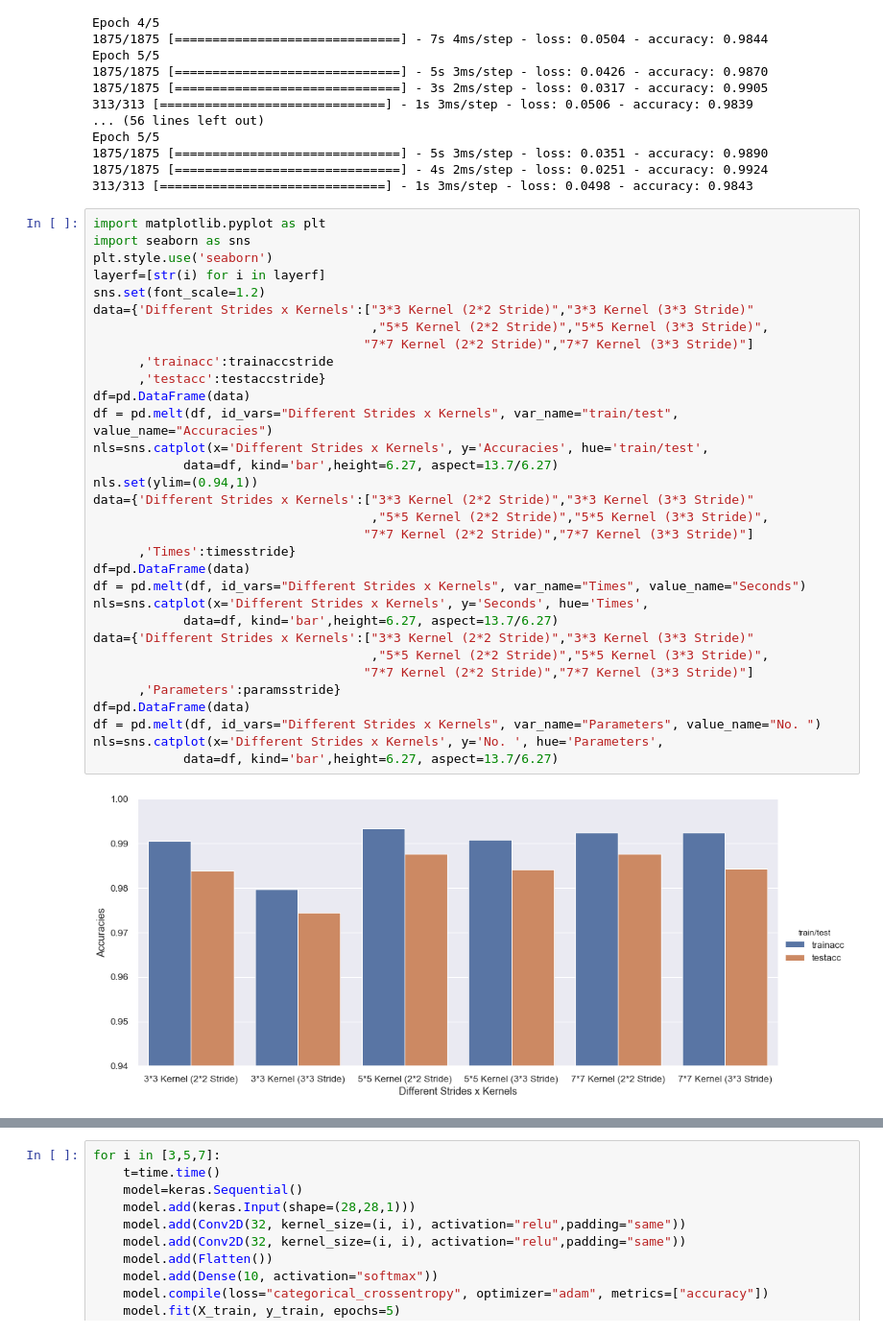
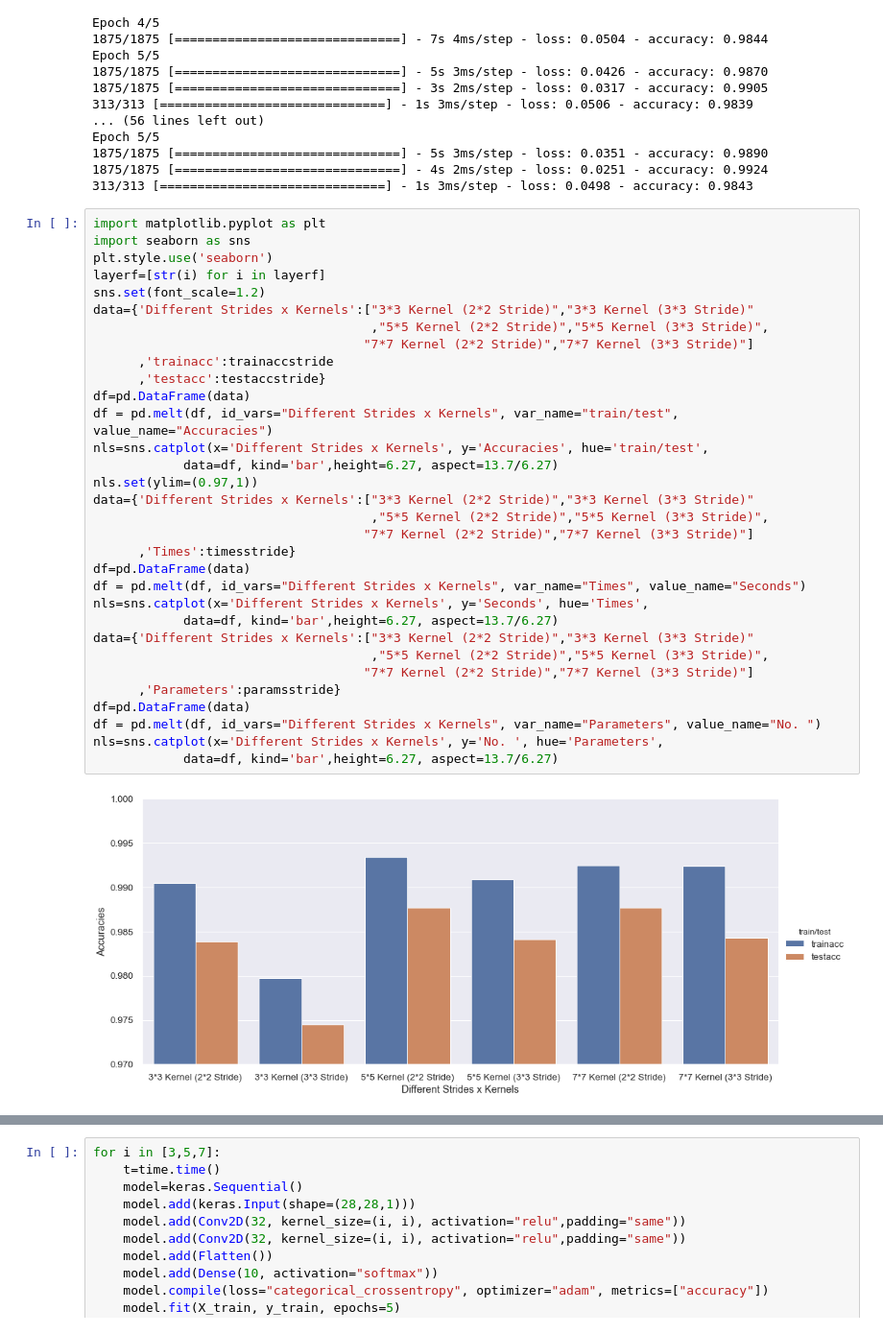
Before and after one commit to jatingupta-2000/DL-Labs, a Jupyter notebook: E18CSE140_DL_Lab6.ipynb, the cells around one changed output, grey strips where cells are left out. Shown at 96% size. Cells and saved outputs as stored; diff of their text form.

```diff
--- a/E18CSE140_DL_Lab6.ipynb
+++ b/E18CSE140_DL_Lab6.ipynb
@@ -514,35 +514,35 @@ import matplotlib.pyplot as plt
 import seaborn as sns
 plt.style.use('seaborn')
 layerf=[str(i) for i in layerf]
 sns.set(font_scale=1.2)
 data={'Different Strides x Kernels':["3*3 Kernel (2*2 Stride)","3*3 Kernel (3*3 Stride)"
                                      ,"5*5 Kernel (2*2 Stride)","5*5 Kernel (3*3 Stride)",
                                     "7*7 Kernel (2*2 Stride)","7*7 Kernel (3*3 Stride)"]
       ,'trainacc':trainaccstride
       ,'testacc':testaccstride}
 df=pd.DataFrame(data)
 df = pd.melt(df, id_vars="Different Strides x Kernels", var_name="train/test", value_name="Accuracies")
 nls=sns.catplot(x='Different Strides x Kernels', y='Accuracies', hue='train/test',
             data=df, kind='bar',height=6.27, aspect=13.7/6.27)
-nls.set(ylim=(0.94,1))
+nls.set(ylim=(0.97,1))
 data={'Different Strides x Kernels':["3*3 Kernel (2*2 Stride)","3*3 Kernel (3*3 Stride)"
                                      ,"5*5 Kernel (2*2 Stride)","5*5 Kernel (3*3 Stride)",
                                     "7*7 Kernel (2*2 Stride)","7*7 Kernel (3*3 Stride)"]
       ,'Times':timesstride}
 df=pd.DataFrame(data)
 df = pd.melt(df, id_vars="Different Strides x Kernels", var_name="Times", value_name="Seconds")
 nls=sns.catplot(x='Different Strides x Kernels', y='Seconds', hue='Times',
             data=df, kind='bar',height=6.27, aspect=13.7/6.27)
 data={'Different Strides x Kernels':["3*3 Kernel (2*2 Stride)","3*3 Kernel (3*3 Stride)"
                                      ,"5*5 Kernel (2*2 Stride)","5*5 Kernel (3*3 Stride)",
                                     "7*7 Kernel (2*2 Stride)","7*7 Kernel (3*3 Stride)"]
       ,'Parameters':paramsstride}
 df=pd.DataFrame(data)
 df = pd.melt(df, id_vars="Different Strides x Kernels", var_name="Parameters", value_name="No. ")
 nls=sns.catplot(x='Different Strides x Kernels', y='No. ', hue='Parameters',
             data=df, kind='bar',height=6.27, aspect=13.7/6.27)
 # %% [output]
-[figure, old version]
+[figure, new version]
 [figure]
 [figure]
 # %%
```
Also changed, not shown: parts of 2 cells of this notebook.
